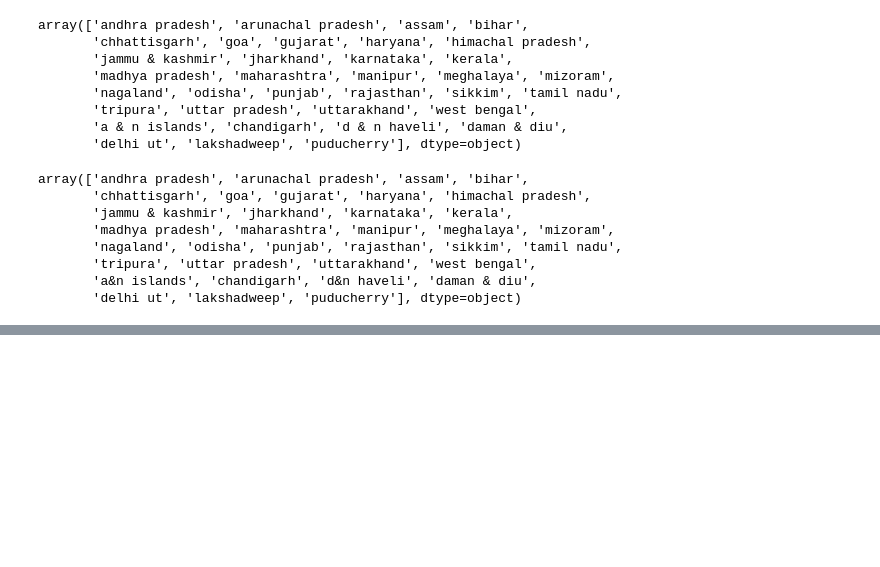
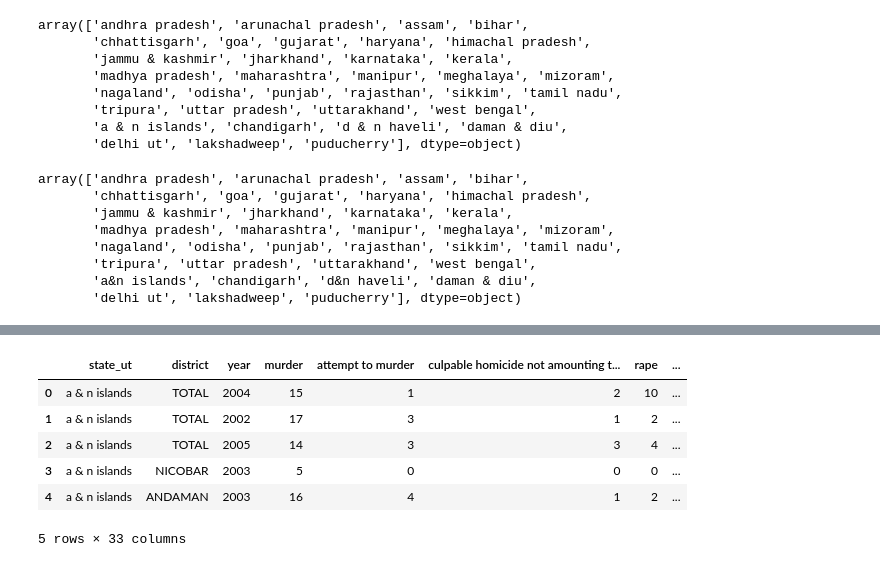
Before and after one commit to erayon/Crime-Analysis-INDIA, a Jupyter notebook: analysis1.ipynb, the cells around one changed output, grey strips where cells are left out. Cells and saved outputs as stored; diff of their text form; code cells hidden in the pictures; blank space fills up the shorter version.

```diff
--- a/analysis1.ipynb
+++ b/analysis1.ipynb
@@ -149,0 +181,10 @@ array(['andhra pradesh', 'arunachal pradesh', 'assam', 'bihar',
+# %%
+data.head(5)
+# %% [output]
+|  | state_ut | district | year | murder | attempt to murder | culpable homicide not amounting t... | rape | ... |
+| 0 | a & n islands | TOTAL | 2004 | 15 | 1 | 2 | 10 | ... |
+| 1 | a & n islands | TOTAL | 2002 | 17 | 3 | 1 | 2 | ... |
+| 2 | a & n islands | TOTAL | 2005 | 14 | 3 | 3 | 4 | ... |
+| 3 | a & n islands | NICOBAR | 2003 | 5 | 0 | 0 | 0 | ... |
+| 4 | a & n islands | ANDAMAN | 2003 | 16 | 4 | 1 | 2 | ... |
+5 rows × 33 columns
```
Also changed, not shown: parts of 11 cells of this notebook.
